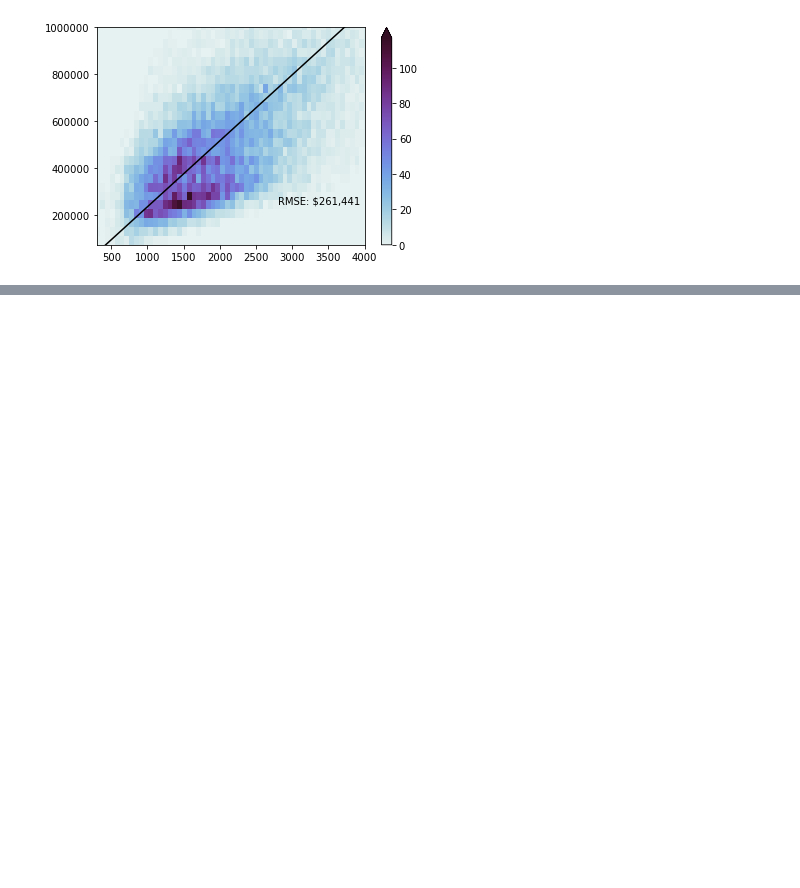
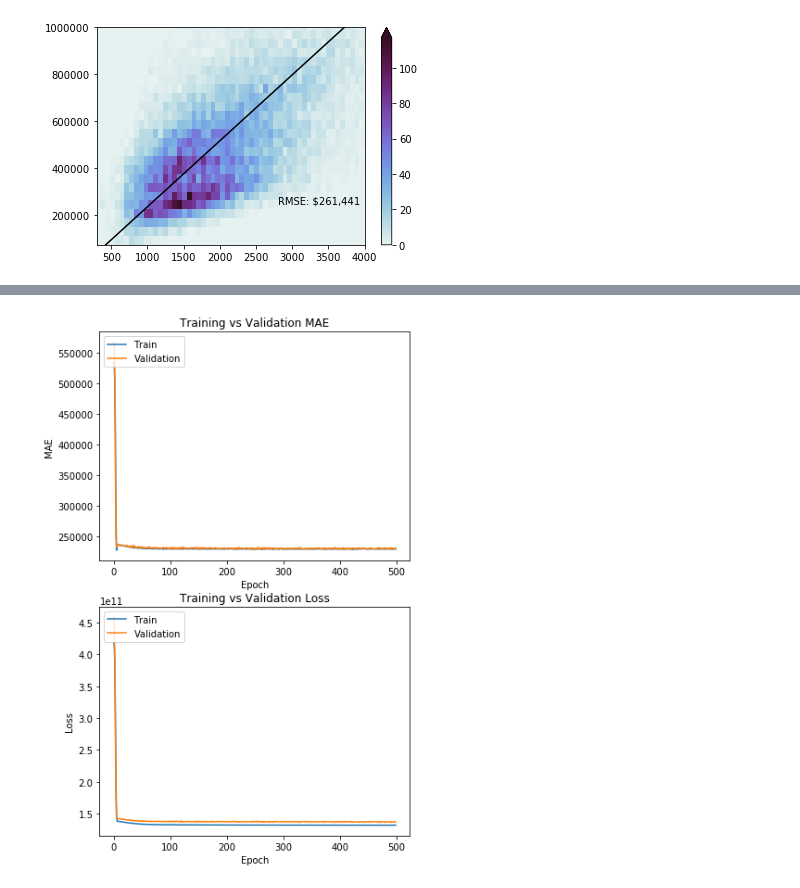
Before and after one commit to sridge/ml-practice, a Jupyter notebook: HousingPrices.ipynb, the cells around one changed output, grey strips where cells are left out. Cells and saved outputs as stored; diff of their text form; code cells hidden in the pictures; blank space fills up the shorter version.

```diff
--- a/HousingPrices.ipynb
+++ b/HousingPrices.ipynb
@@ -63,0 +98,4 @@ Text(2800, 250000.0, 'RMSE: $261,441')
+# %%
+X = df[feature_list]
+
+Y = df['price']
@@ -63,0 +104,3 @@ Text(2800, 250000.0, 'RMSE: $261,441')
+# %%
+nx = len(X.columns)
+ny = 1
@@ -63,0 +115,19 @@ Text(2800, 250000.0, 'RMSE: $261,441')
+# %%
+def simple_NN(nx, ny):
+    t_model = keras.Sequential()
+    t_model.add(keras.layers.Dense(32, activation='tanh', input_shape=(nx,)))
+    t_model.add(keras.layers.Dense(32, activation='relu'))
+    t_model.add(keras.layers.Dense(32, activation='relu'))
+    t_model.add(keras.layers.Dense(16, activation='relu'))
+    t_model.add(keras.layers.Dense(ny))
+    print(t_model.summary())
+    t_model.compile(loss='mean_squared_error',
+        optimizer=keras.optimizers.Adam(),
+        metrics=[keras.metrics.mae])
+    return(t_model)
+# %%
+model = simple_NN(nx,ny)
+
+hist = model.fit(x=X, y=Y,
+                     batch_size=128, epochs=500, verbose=0,
+                     validation_split=0.2)
@@ -63,0 +153,4 @@ Text(2800, 250000.0, 'RMSE: $261,441')
+# %%
+plot_hist(hist.history)
+# %% [output]
+[figure, added]
```
Also changed, not shown: parts of 25 cells of this notebook.
